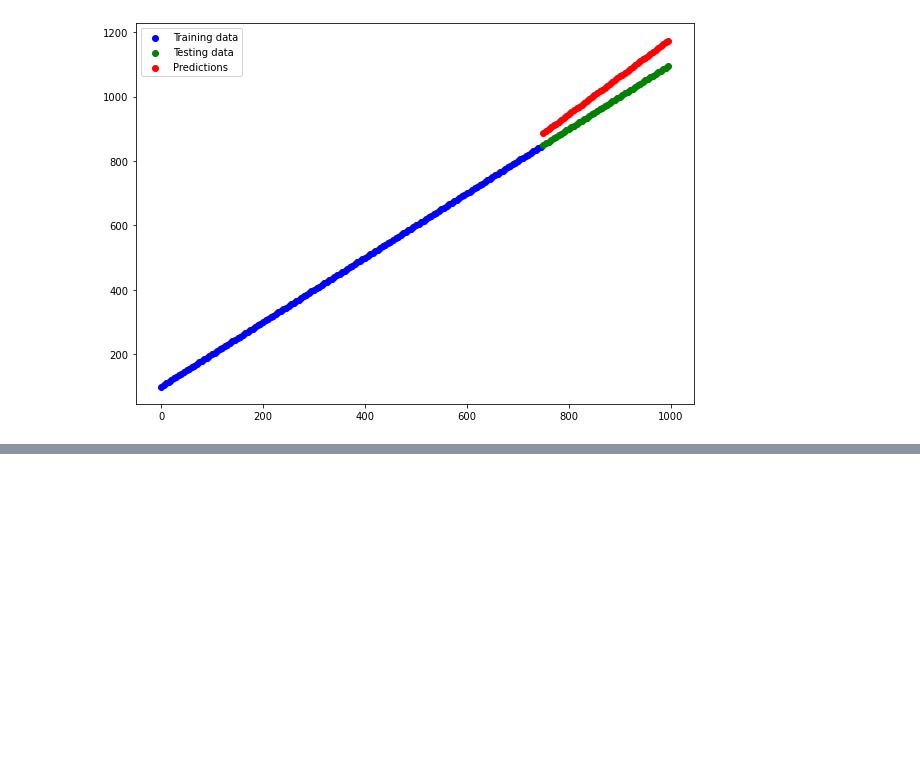
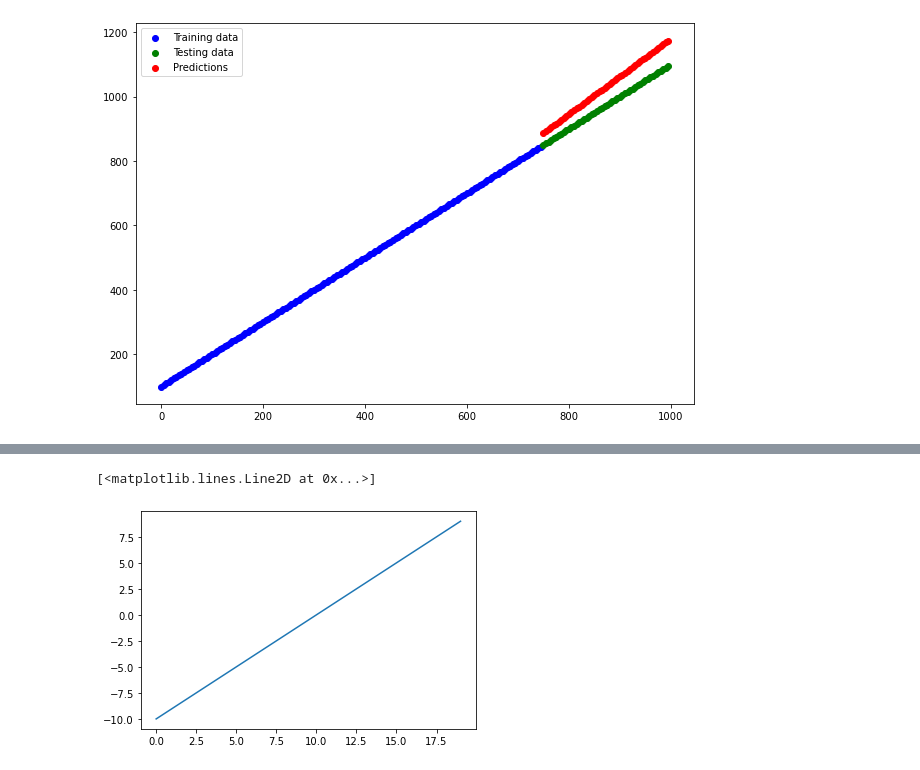
Before and after one commit to Goyalscode/Character-Recognition-Using-DL, a Jupyter notebook: learning_concepts_practice/practice.ipynb, the cells around one changed output, grey strips where cells are left out. Cells and saved outputs as stored; diff of their text form; code cells hidden in the pictures; blank space fills up the shorter version.

```diff
--- a/learning_concepts_practice/practice.ipynb
+++ b/learning_concepts_practice/practice.ipynb
@@ -3562,0 +3769,6 @@ plt.legend()
+# %%
+# visualize the toy tensor
+plt.plot(A)  # its a linear line
+# %% [output]
+[<matplotlib.lines.Line2D at 0x...>]
+[figure, added]
```
Also changed, not shown: parts of 71 cells of this notebook.
